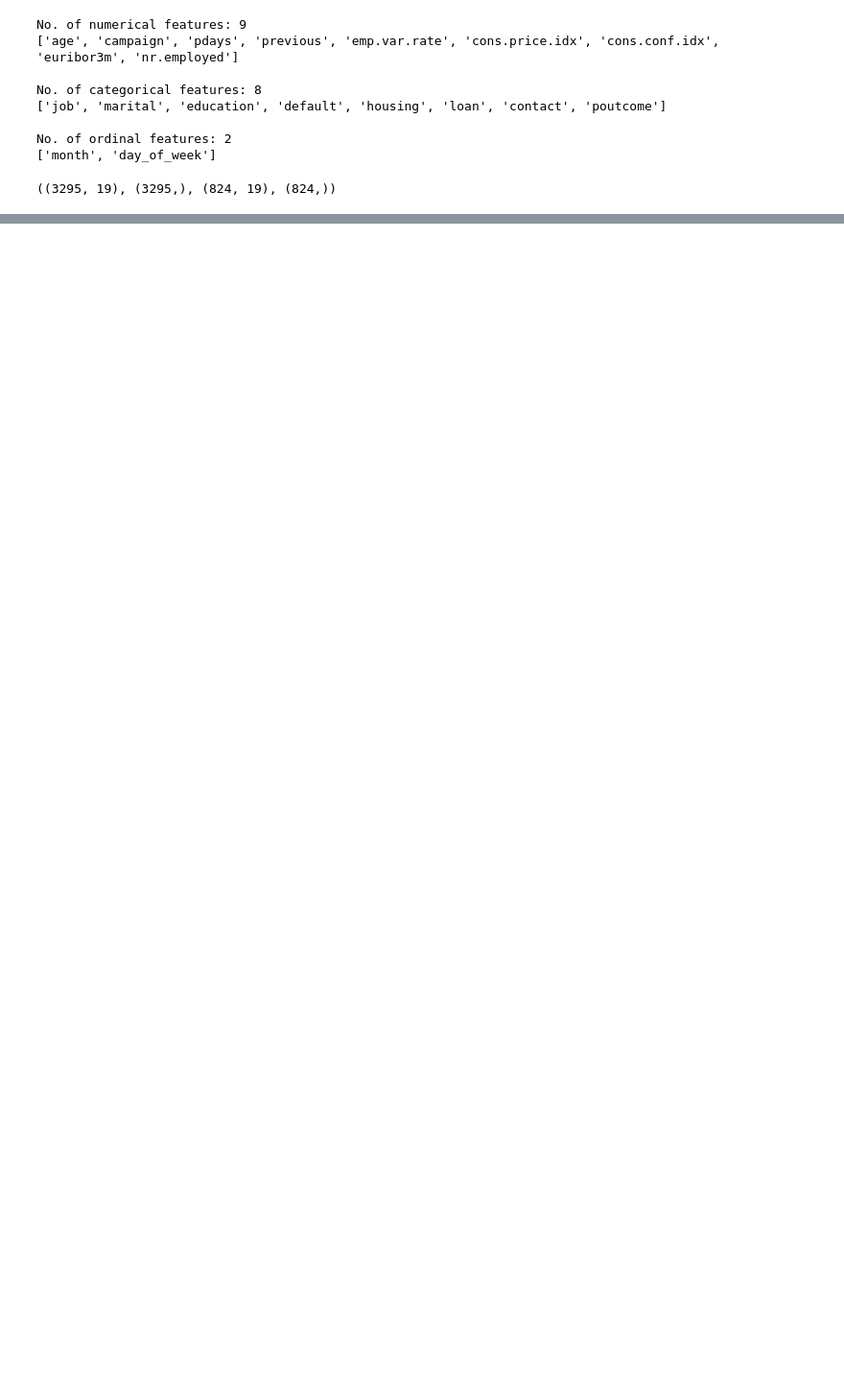
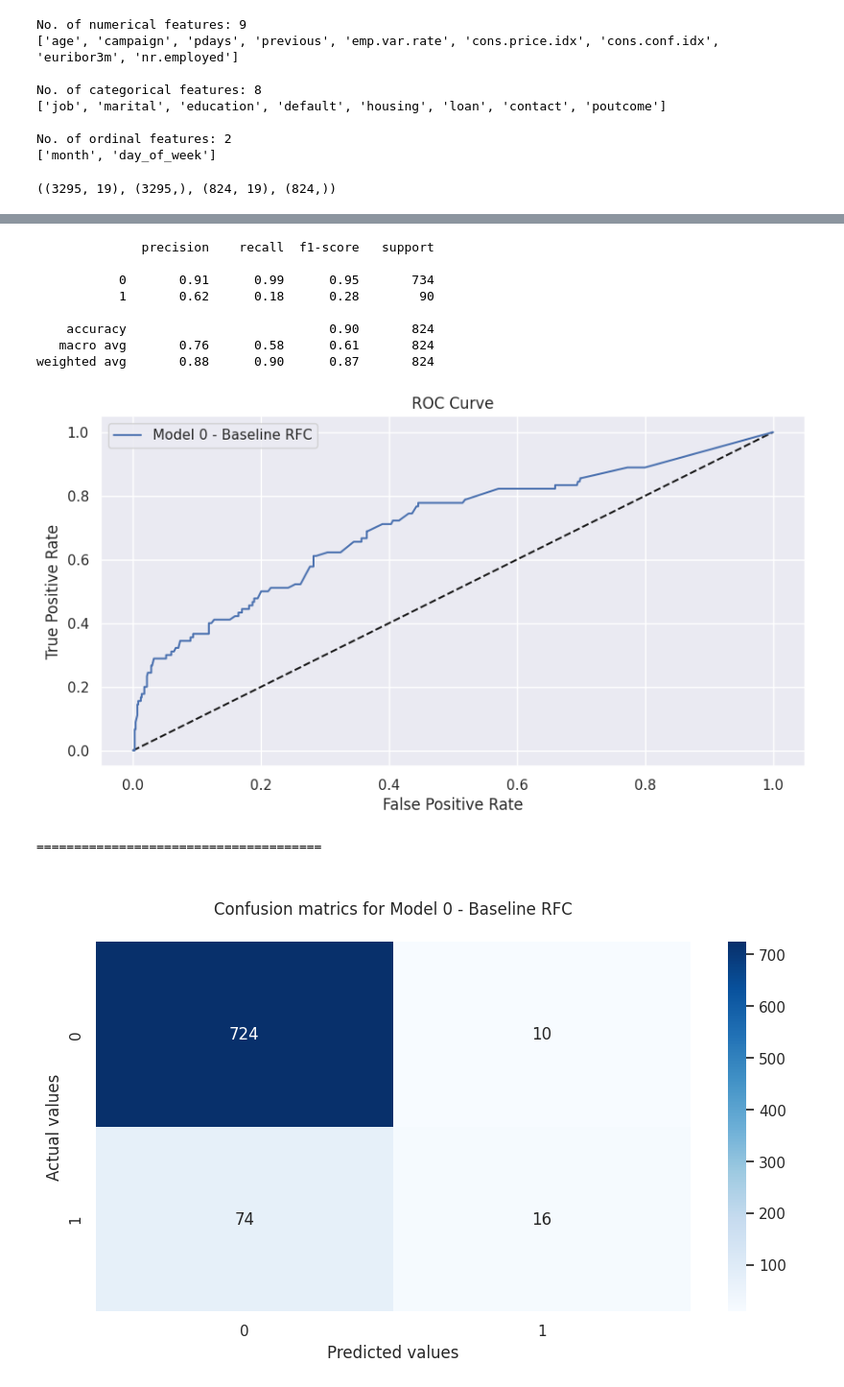
Before and after one commit to MarekSroka/Bank_Deposits, a Jupyter notebook: Bank_deposit.ipynb, the cells around one changed output, grey strips where cells are left out. Shown at 96% size. Cells and saved outputs as stored; diff of their text form; code cells hidden in the pictures; blank space fills up the shorter version.

```diff
--- a/Bank_deposit.ipynb
+++ b/Bank_deposit.ipynb
@@ -1004,0 +1039,20 @@ TypeError: ignored
+# %%
+categorical_transformer = Pipeline(steps=[
+    ('ohe', preprocessing.OneHotEncoder())
+])
+
+ordinal_transformer = Pipeline(steps=[
+    ('label_encoder', LabelEncoderTransformer())
+])
+
+preprocessor = ColumnTransformer(
+    transformers=[
+        ('categorical', categorical_transformer, cat_feat),
+        ('ordinal', ordinal_transformer, ord_feat)
+    ]
+)
+
+dt_pipeline = Pipeline(steps=[('preprocessor', preprocessor),
+                              ('dt_model', DecisionTreeClassifier(random_state=seed))])
+# %%
+dt_pipeline.fit(X_train, y_train)
@@ -1044,0 +1107,22 @@ campaign: 0.011068545060035176
+# %%
+categorical_transformer = Pipeline(steps=[
+    ('ohe', preprocessing.OneHotEncoder())
+])
+
+ordinal_transformer = Pipeline(steps=[
+    ('label_encoder', LabelEncoderTransformer())
+])
+
+preprocessor = ColumnTransformer(
+    transformers=[
+        ('categorical', categorical_transformer, cat_feat),
+        ('ordinal', ordinal_transformer, ord_feat)
+    ]
+)
+
+rfc_pipeline = Pipeline(steps=[('preprocessor', preprocessor),
+                              ('rfc_model', RandomForestClassifier(random_state=seed))])
+
+#In this code, we've defined a custom transformer LabelEncoderTransformer that applies Label Encoding to the columns in your ordinal features. This transformer is used within the ordinal_transformer pipeline in place of OneHotEncoder.
+# %%
+rfc_pipeline.fit(X_train, y_train)
@@ -1044,0 +1181,15 @@ campaign: 0.011068545060035176
+# %%
+sns.set(rc={"figure.figsize":(10, 5)})
+calculation_metrics(rfc_pipeline, 'Model 0 - Baseline RFC')
+# %% [output]
+              precision    recall  f1-score   support
+
+           0       0.91      0.99      0.95       734
+           1       0.62      0.18      0.28        90
+
+    accuracy                           0.90       824
+   macro avg       0.76      0.58      0.61       824
+weighted avg       0.88      0.90      0.87       824
+[figure, added]
+======================================
+[figure, added]
```
Also changed, not shown: parts of 45 cells of this notebook.
